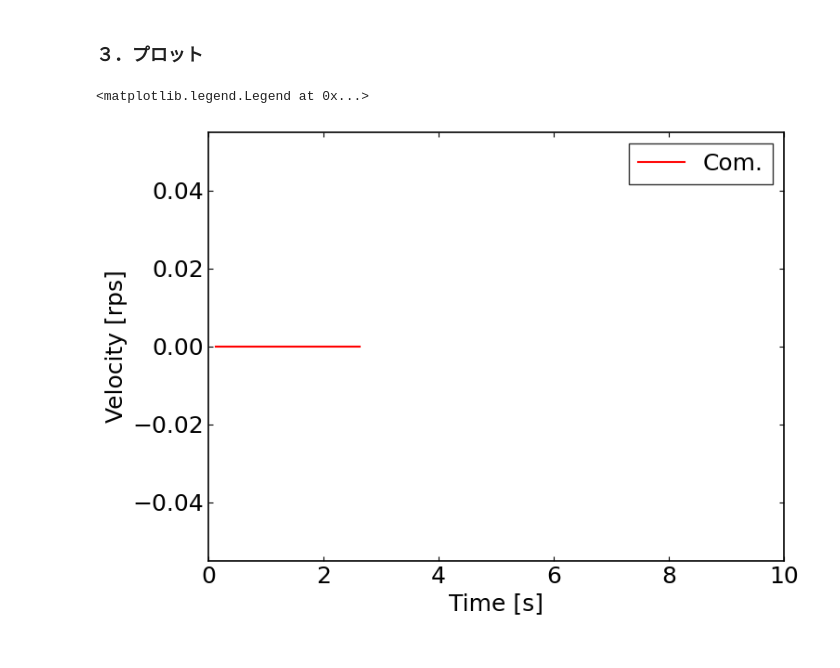
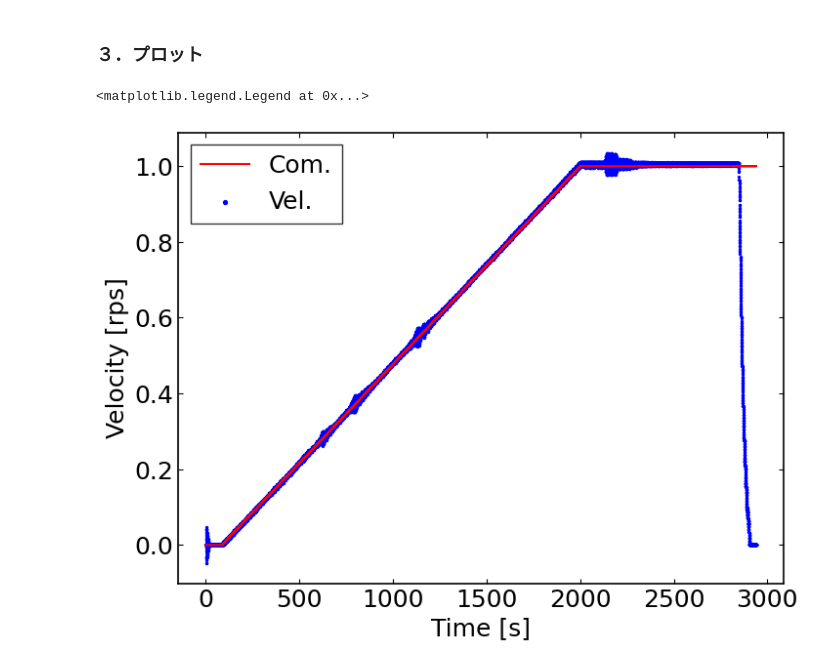
Before and after one commit to Ryoaki374/ipmu_DAQ, a Jupyter notebook: src/hdf2csv.ipynb, the cells around one changed output. Drawn from its saved outputs; the diff is of its cells as text; code cells hidden in the pictures.

```diff
--- a/src/hdf2csv.ipynb
+++ b/src/hdf2csv.ipynb
@@ -68,0 +70,17 @@ df_data
+# %%
+df_data = dict()
+
+def store_dataset(name, obj):
+    if isinstance(obj, h5py.Dataset):
+        print(f"  Loading: {name} | Shape: {obj.shape}")
+        df = pd.DataFrame(obj[:])
+        df_data[name] = df
+
+with h5py.File(read_paths[index], "r") as f:
+    print(f"--- Loading all datasets from {read_paths[index]} ---")
+    f.visititems(store_dataset)
+    print("---------------------------------------------")
+
+print("\n--- Dictionary Keys ---")
+print(list(df_data.keys()))
+print("-----------------------")
@@ -68,0 +121,7 @@ df_data
+# %%
+if 'logs/log' in df_data:
+    df_data['logs/log'].columns = ["rel_time", "com", "vel", "Ptot"]
+
+for name in list(df_data.keys())[:-1]:
+    if name in df_data:
+        df_data[name].columns = ["rel_time", "Iu", "Vu", "Ptot"]
@@ -70,15 +145,13 @@ df_data
 ### ３．プロット
 # %%
 fig, ax = plt.subplots(figsize=(8, 6))
-ax.step(df_data["rel_time"], df_data["com"], label="Com.", color="red")
-#ax.plot(df_data["rel_time"], df_data["vel"], label="Vel.", color="blue")
-
-ax.set_xlim(0,10)
+ax.step(df_data["logs/log"]["rel_time"], df_data["logs/log"]["com"], label="Com.", color="red")
+ax.scatter(df_data["logs/log"]["rel_time"], df_data["logs/log"]["vel"], label="Vel.", color="blue", s=2)
 
 ax.set_xlabel("Time [s]")
 ax.set_ylabel("Velocity [rps]")
 
 ax.legend()
 # %% [output]
 <matplotlib.legend.Legend at 0x...>
-[figure, old version]
+[figure, new version]
```
Also changed, not shown: parts of 10 cells of this notebook, 12 other files.
